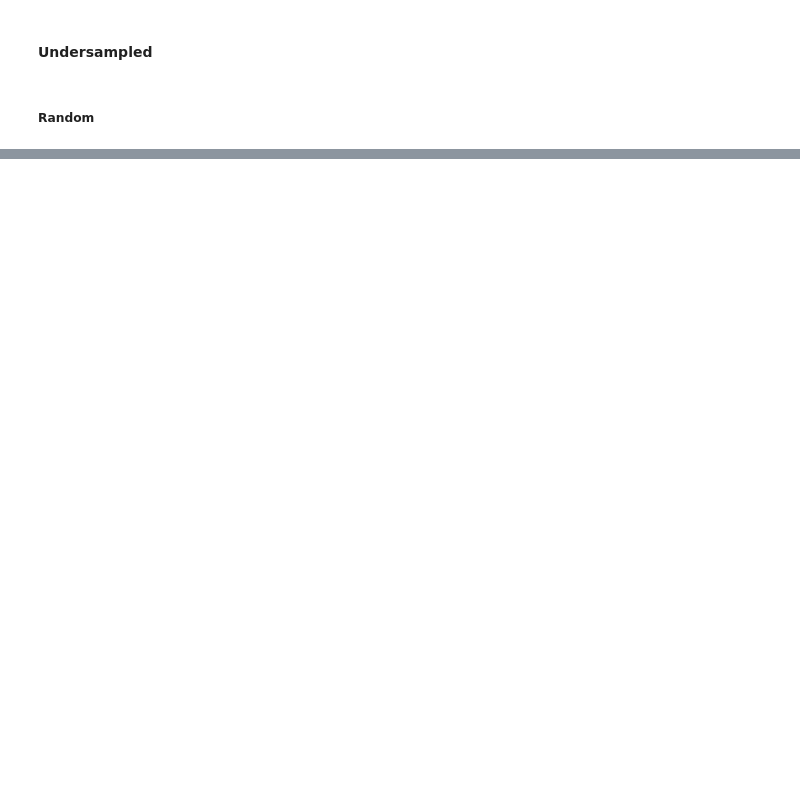
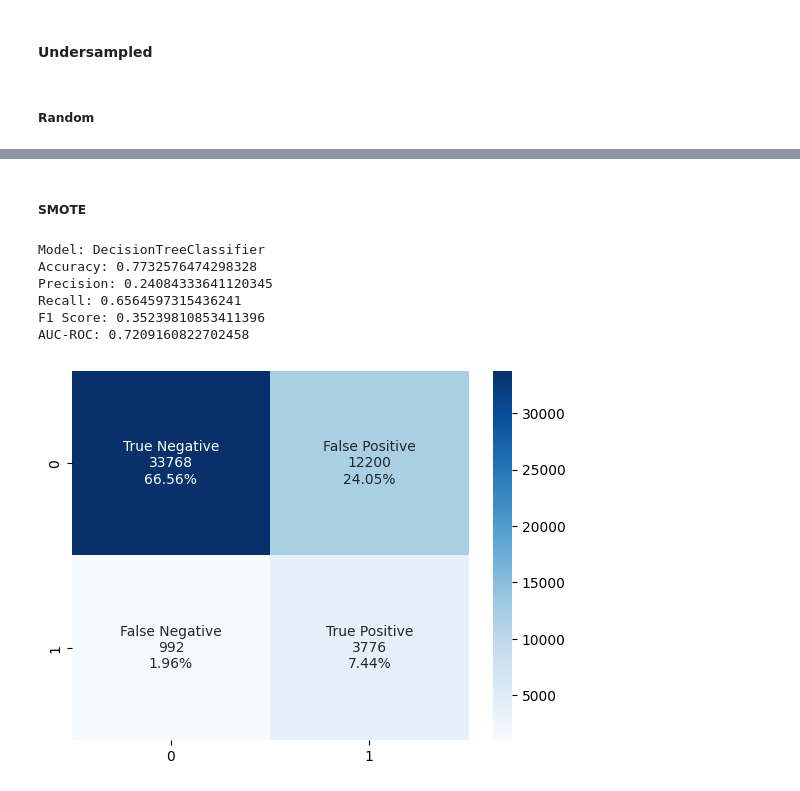
Before and after one commit to Alaa0129/HeartDiseaseOrAttackBigData, a Jupyter notebook: src/05_Optimized_models_training.ipynb, the cells around one changed output, grey strips where cells are left out. Drawn from its saved outputs; the diff is of its cells as text; code cells hidden in the pictures; blank space fills up the shorter version.

```diff
--- a/src/05_Optimized_models_training.ipynb
+++ b/src/05_Optimized_models_training.ipynb
@@ -318 +360,4 @@ NameError: name 'X_tl' is not defined
+# %%
+param_grid = {'C': [0.001, 0.01, 0.1, 1, 10, 100, 1000]}
+gridSearch = GridSearchCV(LinearSVC(dual=False), param_grid, scoring='accuracy', cv=5)
 # %% [markdown]
@@ -319,0 +365,17 @@ NameError: name 'X_tl' is not defined
+# %% [markdown]
+##### SMOTE
+# %%
+gridSearch.fit(X_S, y_S)
+clf3 = LinearSVC(C=float(gridSearch.best_params_['C']), dual=False)
+clf3.fit(X_S, y_S)
+y_S_pred3 = clf3.predict(X_test)
+evaluate_model(clf, X_S, y_S)
+draw_confusion_matrix(y_test, y_S_pred3)
+# %% [output]
+Model: DecisionTreeClassifier
+Accuracy: 0.7732576474298328
+Precision: 0.24084333641120345
+Recall: 0.6564597315436241
+F1 Score: 0.35239810853411396
+AUC-ROC: 0.7209160822702458
+[figure, added]
```
Also changed, not shown: parts of 64 cells of this notebook, 1 other file.
